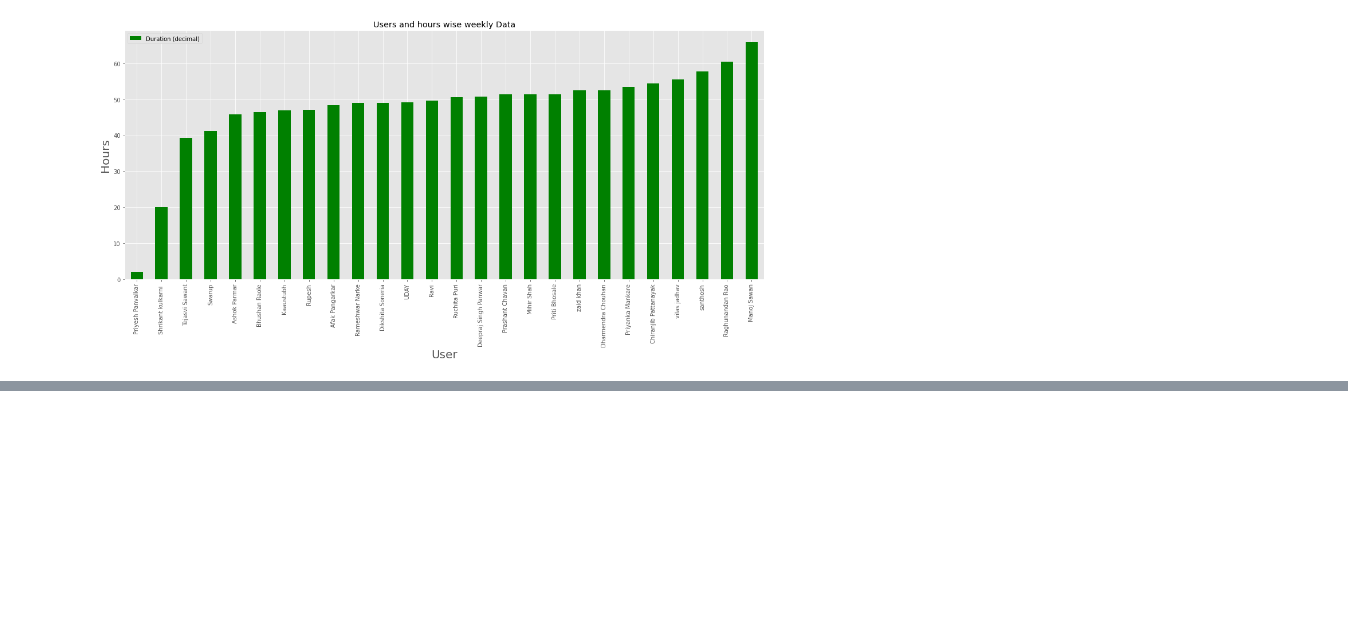
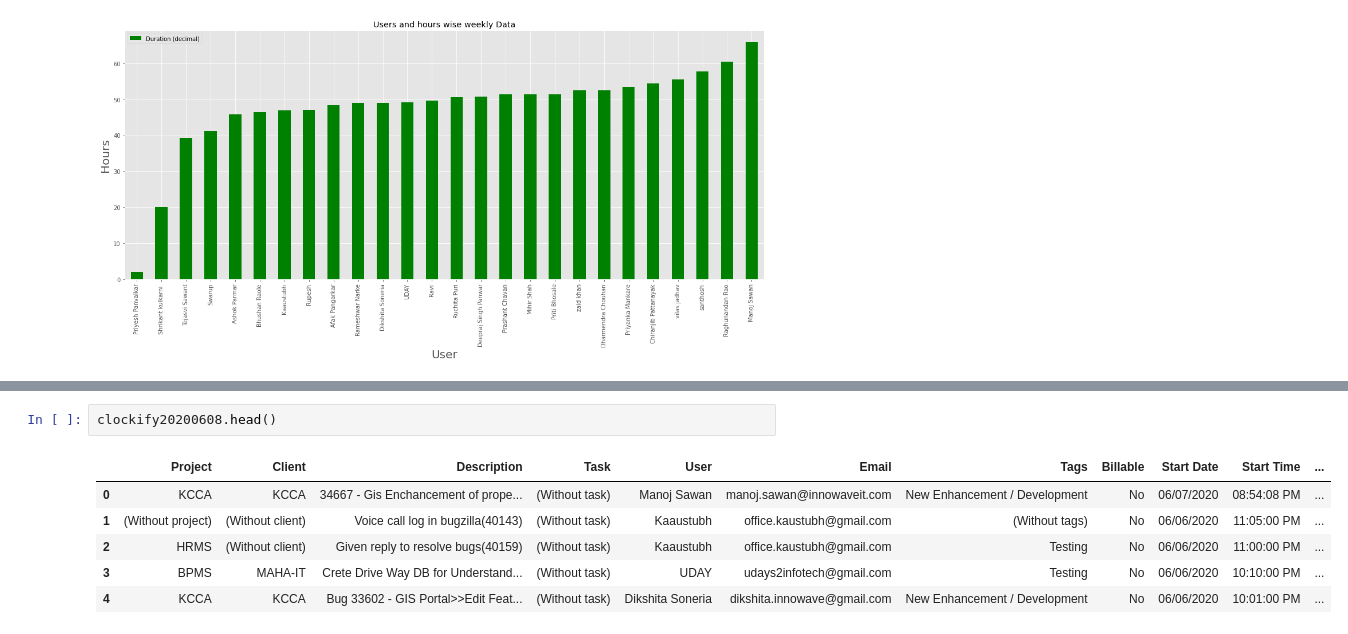
Before and after one commit to dharmendra-chouhan/-DEAS-Accounts---Municipal-Corporation, a Jupyter notebook: Timesheet.ipynb, the cells around one changed output, grey strips where cells are left out. Drawn from its saved outputs; the diff is of its cells as text; blank space fills up the shorter version.

```diff
--- a/Timesheet.ipynb
+++ b/Timesheet.ipynb
@@ -270,0 +280,9 @@ plt.show()
+# %%
+clockify20200608.head()
+# %% [output]
+|  | Project | Client | Description | Task | User | Email | Tags | Billable | Start Date | Start Time | ... |
+| 0 | KCCA | KCCA | 34667 - Gis Enchancement of prope... | (Without task) | Manoj Sawan | manoj.sawan@innowaveit.com | New Enhancement / Development | No | 06/07/2020 | 08:54:08 PM | ... |
+| 1 | (Without project) | (Without client) | Voice call log in bugzilla(40143) | (Without task) | Kaaustubh | office.kaustubh@gmail.com | (Without tags) | No | 06/06/2020 | 11:05:00 PM | ... |
+| 2 | HRMS | (Without client) | Given reply to resolve bugs(40159) | (Without task) | Kaaustubh | office.kaustubh@gmail.com | Testing | No | 06/06/2020 | 11:00:00 PM | ... |
+| 3 | BPMS | MAHA-IT | Crete Drive Way DB for Understand... | (Without task) | UDAY | udays2infotech@gmail.com | Testing | No | 06/06/2020 | 10:10:00 PM | ... |
+| 4 | KCCA | KCCA | Bug 33602 - GIS Portal>>Edit Feat... | (Without task) | Dikshita Soneria | dikshita.innowave@gmail.com | New Enhancement / Development | No | 06/06/2020 | 10:01:00 PM | ... |
```
Also changed, not shown: parts of 2 cells of this notebook.
